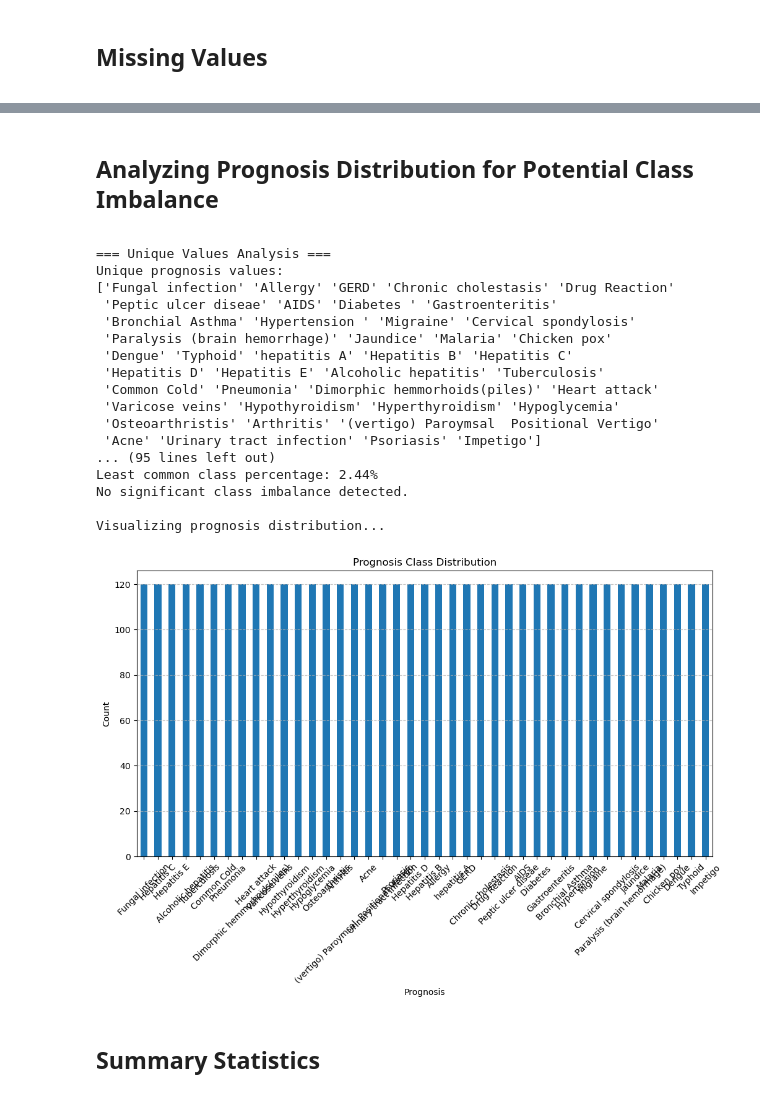
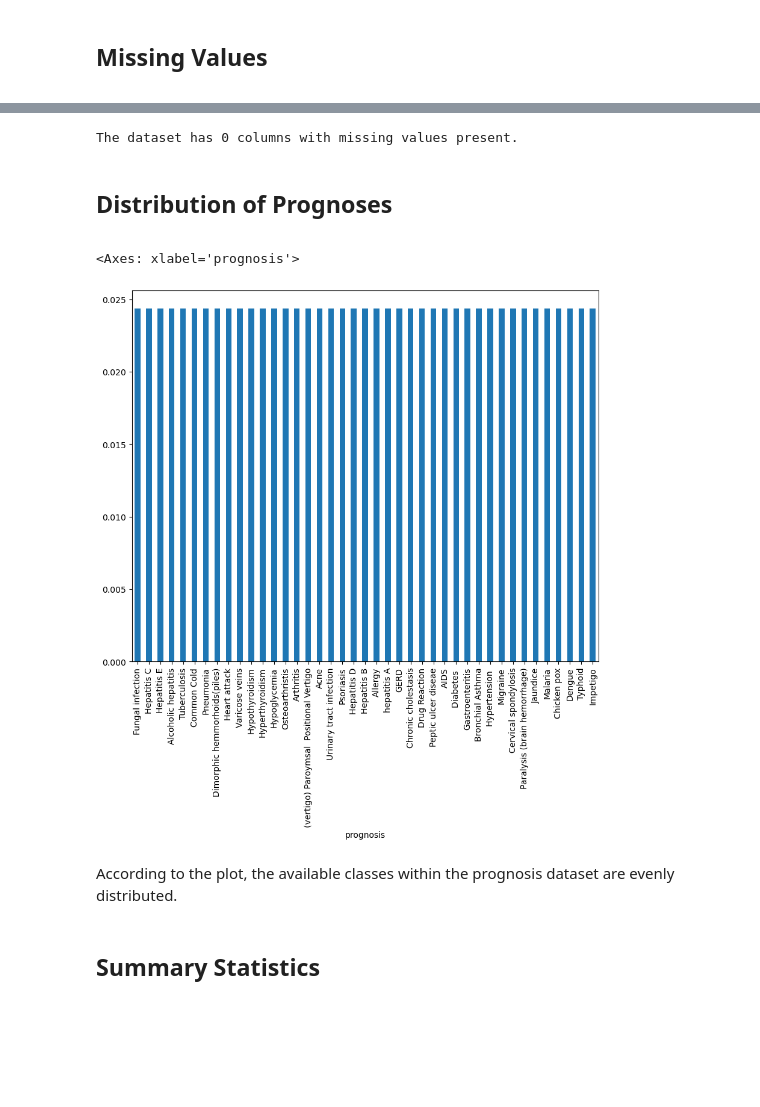
Before and after one commit to franklinen/disease_prediction, a Jupyter notebook: exploratory_analysis.ipynb, the cells around one changed output, grey strips where cells are left out. Saved outputs shown, nothing was run; the diff lists cells and outputs as text; code cells hidden in the pictures; blank space fills up the shorter version.

```diff
--- a/exploratory_analysis.ipynb
+++ b/exploratory_analysis.ipynb
@@ -202,2 +98,0 @@ Columns after dropping those with null values:
-# %%
-train_data = train_cleaned_columns.copy() # copying the dataset to maintain naming
@@ -223,63 +99,20 @@ Length: 132, dtype: int64
-# %% [markdown]
-## Analyzing Prognosis Distribution for Potential Class Imbalance
-<a id="class-imbalance-analysis"></a>
-# %%
-# Get unique prognosis values
-print("\n=== Unique Values Analysis ===")
-unique_prognosis = train_cleaned_columns["prognosis"].unique()
-print("Unique prognosis values:")
-print(unique_prognosis)
-
-# Analyze prognosis distribution for class imbalance
-print("\n=== Prognosis Distribution Analysis ===")
-prognosis_counts = train_cleaned_columns["prognosis"].value_counts()
-prognosis_percentage = train_cleaned_columns["prognosis"].value_counts(normalize=True) * 100
-
-print("\nPrognosis counts (absolute):")
-print(prognosis_counts)
-print("\nPrognosis percentage distribution:")
-print(prognosis_percentage)
-
-# Check for class imbalance
-print("\nClass imbalance analysis:")
-max_class_percentage = prognosis_percentage.max()
-min_class_percentage = prognosis_percentage.min()
-print(f"Most common class percentage: {max_class_percentage:.2f}%")
-print(f"Least common class percentage: {min_class_percentage:.2f}%")
-if max_class_percentage / min_class_percentage > 2:
-    print("Potential class imbalance detected.")
-else:
-    print("No significant class imbalance detected.")
-
-# Visualize prognosis distribution
-print("\nVisualizing prognosis distribution...")
-plt.figure(figsize=(12, 6))
-prognosis_counts.plot(kind="bar")
-plt.title("Prognosis Class Distribution")
-plt.xlabel("Prognosis")
-plt.ylabel("Count")
-plt.xticks(rotation=45)
-plt.grid(axis="y", linestyle="--", alpha=0.7)
-plt.show()
-# %% [output]
-=== Unique Values Analysis ===
-Unique prognosis values:
-['Fungal infection' 'Allergy' 'GERD' 'Chronic cholestasis' 'Drug Reaction'
- 'Peptic ulcer diseae' 'AIDS' 'Diabetes ' 'Gastroenteritis'
- 'Bronchial Asthma' 'Hypertension ' 'Migraine' 'Cervical spondylosis'
- 'Paralysis (brain hemorrhage)' 'Jaundice' 'Malaria' 'Chicken pox'
- 'Dengue' 'Typhoid' 'hepatitis A' 'Hepatitis B' 'Hepatitis C'
- 'Hepatitis D' 'Hepatitis E' 'Alcoholic hepatitis' 'Tuberculosis'
- 'Common Cold' 'Pneumonia' 'Dimorphic hemmorhoids(piles)' 'Heart attack'
- 'Varicose veins' 'Hypothyroidism' 'Hyperthyroidism' 'Hypoglycemia'
- 'Osteoarthristis' 'Arthritis' '(vertigo) Paroymsal  Positional Vertigo'
- 'Acne' 'Urinary tract infection' 'Psoriasis' 'Impetigo']
-... (95 lines left out)
-Least common class percentage: 2.44%
-No significant class imbalance detected.
-
-Visualizing prognosis distribution...
-[figure, removed]
+# %%
+mvals = pd.DataFrame(train_data.isnull().sum(), columns=['Missing Values'])
+total_missing = len(mvals[mvals['Missing Values']>0])
+
+print(f'The dataset has {total_missing} columns with missing values present.')
+# %% [output]
+The dataset has 0 columns with missing values present.
+# %% [markdown]
+## Distribution of Prognoses
+<a id="distribution-of-prognoses"></a>
+# %%
+train_data['prognosis'].value_counts(normalize=True).plot(kind='bar', figsize=(10,8))
+# %% [output]
+<Axes: xlabel='prognosis'>
+[figure, added]
+# %% [markdown]
+According to the plot, the available classes within the prognosis dataset are evenly distributed.
 # %% [markdown]
 ## Summary Statistics
 <a id="Summary-Statistics"></a>
```
Also changed, not shown: parts of 31 cells of this notebook.
